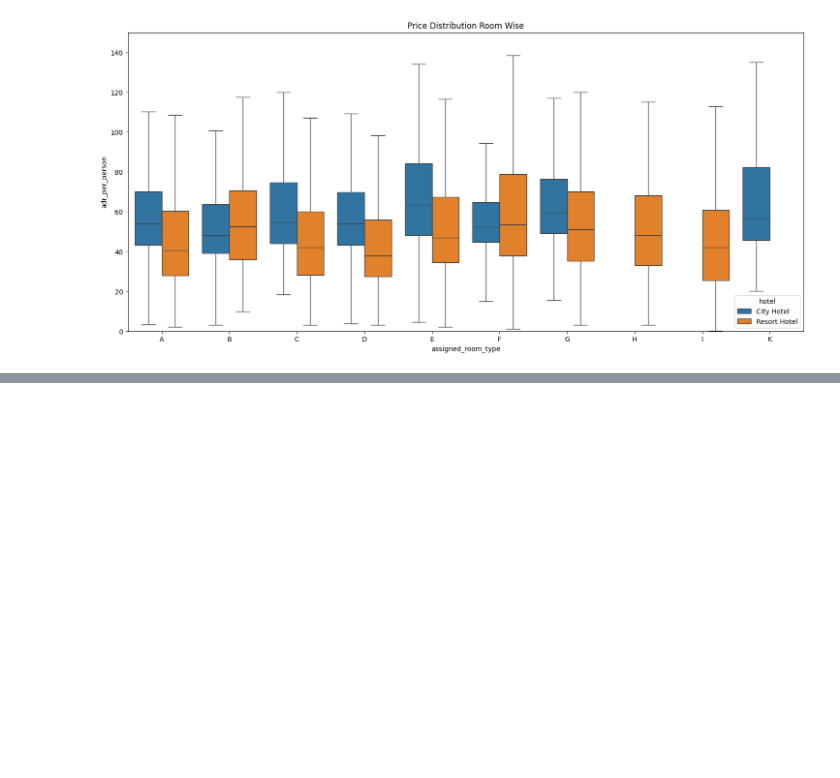
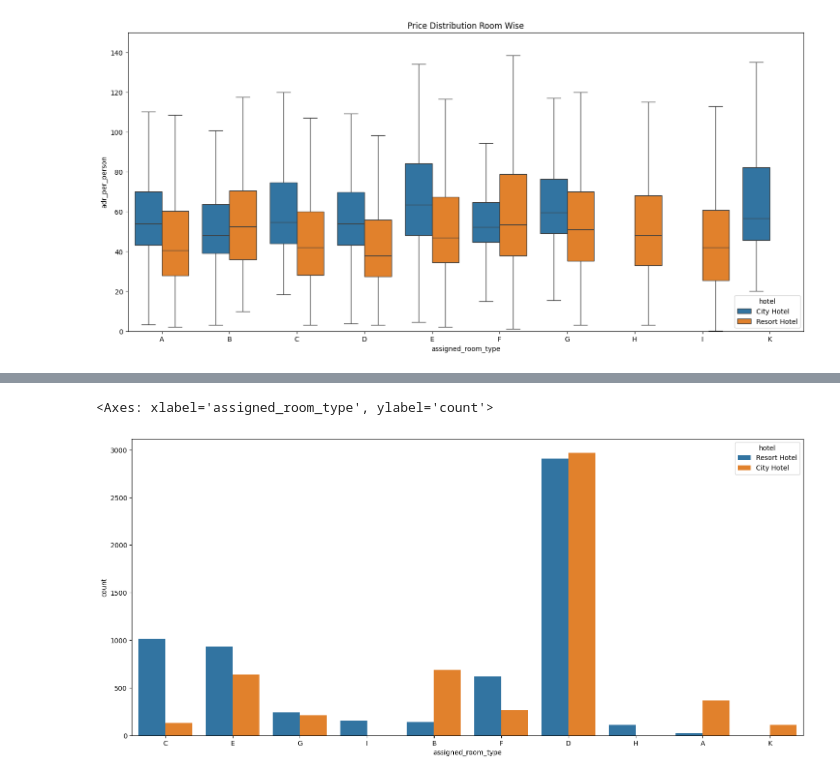
Before and after one commit to HarshitLaloriya/EDA-on-Hotel-Booking-Dataset, a Jupyter notebook: Hotel_Booking_EDA.ipynb, the cells around one changed output, grey strips where cells are left out. Cells and saved outputs as stored; diff of their text form; code cells hidden in the pictures; blank space fills up the shorter version.

```diff
--- a/Hotel_Booking_EDA.ipynb
+++ b/Hotel_Booking_EDA.ipynb
@@ -548,0 +559,6 @@ plt.ylim(0,150)
+# %%
+ddd = confirmed_guests.loc[confirmed_guests['reserved_room_type'] != confirmed_guests['assigned_room_type']]
+sns.countplot(data= ddd, x = 'assigned_room_type', hue= 'hotel')
+# %% [output]
+<Axes: xlabel='assigned_room_type', ylabel='count'>
+[figure, added]
```
Also changed, not shown: parts of 4 cells of this notebook.
